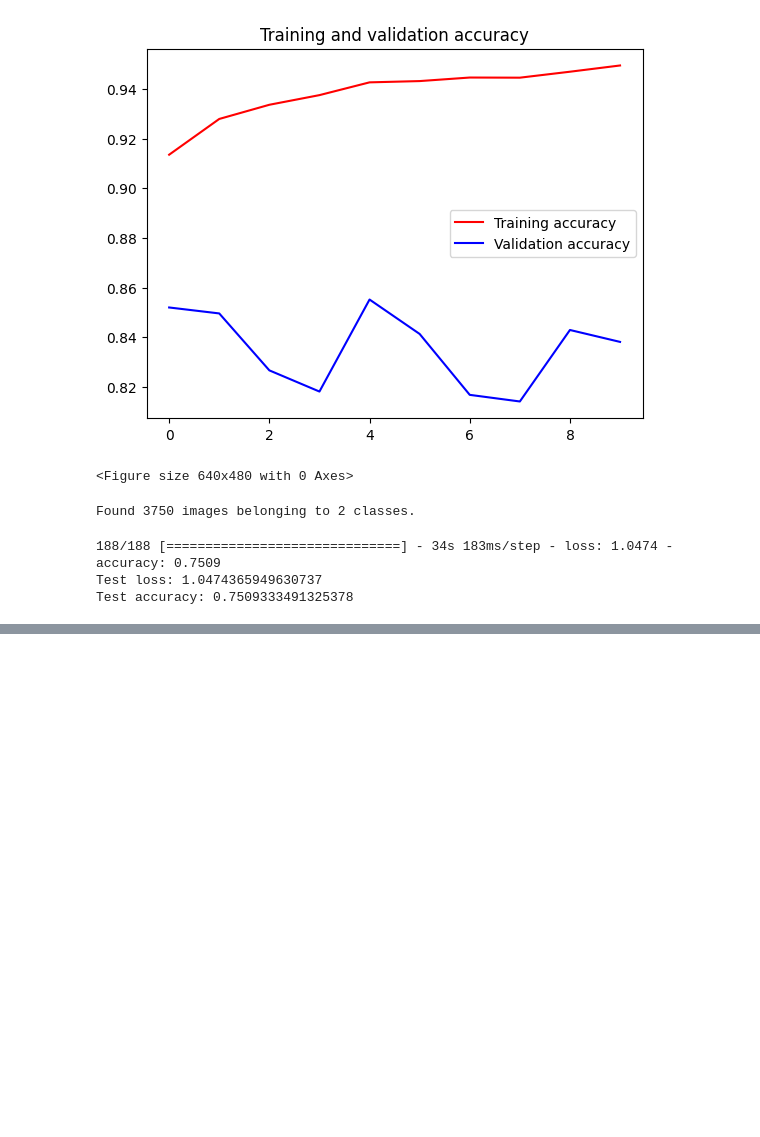
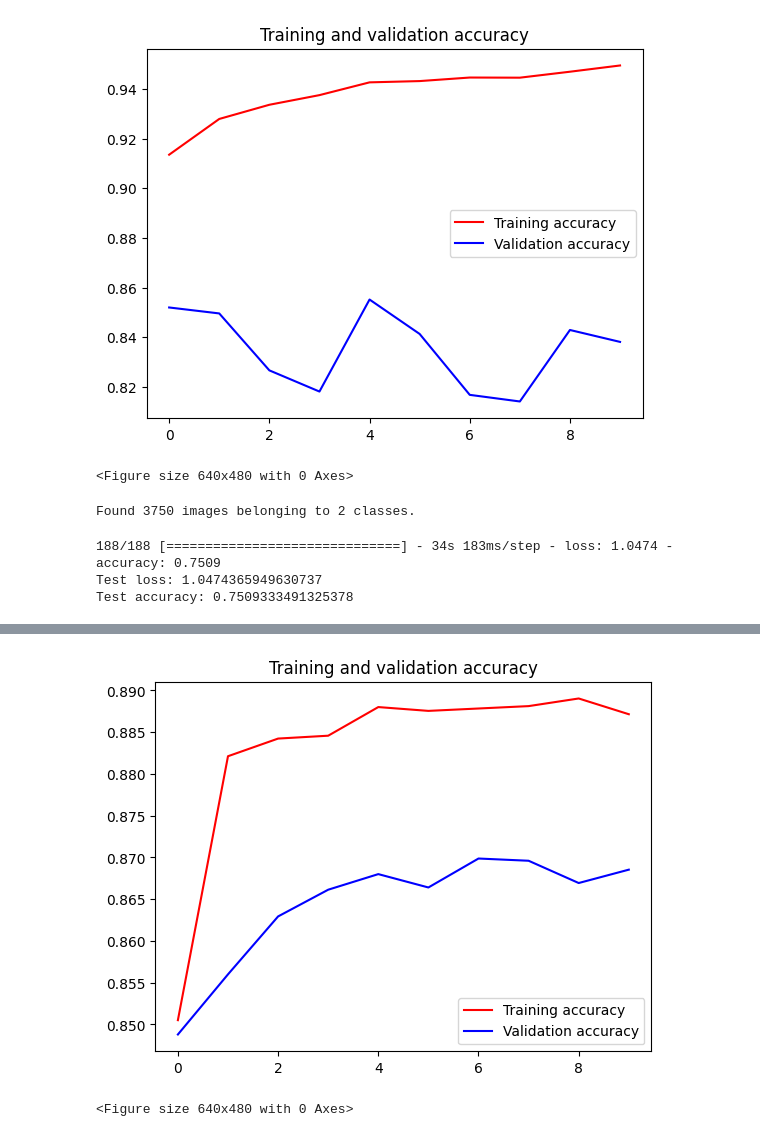
Before and after one commit to JeConn-Bangkit-2023/Machine-Learning, a Jupyter notebook: Model_Nudity.ipynb, the cells around one changed output, grey strips where cells are left out. Cells and saved outputs as stored; diff of their text form; code cells hidden in the pictures; blank space fills up the shorter version.

Commit message:
Menambahkan Model NSFW (Transfer Learning)

```diff
--- a/Model_Nudity.ipynb
+++ b/Model_Nudity.ipynb
@@ -860,0 +884,10 @@ Test accuracy: 0.7509333491325378
+# %%
+# Load model NSFW dari repositori
+model = load_model('/content/nsfw_mobilenet2.224x224.h5')
+
+# Menghapus layer terakhir dari model
+model = tf.keras.Model(inputs=model.input, outputs=model.layers[-2].output)
+
+# Set bagian dari model agar tidak dilatih ulang (freeze)
+for layer in model.layers:
+    layer.trainable = False
@@ -860,0 +896,9 @@ Test accuracy: 0.7509333491325378
+# %%
+# Tambahkan layer output baru untuk klasifikasi 2 kategori
+output = tf.keras.layers.Dense(1, activation='sigmoid')(model.output)
+# %%
+# Bangun model baru berdasarkan model yang ada
+model = tf.keras.Model(inputs=model.input, outputs=output)
+
+# Compile model
+model.compile(optimizer='adam', loss='binary_crossentropy', metrics=['accuracy'])
@@ -860,0 +931,7 @@ Test accuracy: 0.7509333491325378
+# %%
+history = model.fit(
+    train_generator,
+    validation_data=val_generator,
+    epochs=epochs,
+    verbose=2
+)
@@ -860,0 +959,20 @@ Test accuracy: 0.7509333491325378
+# %%
+import matplotlib.pyplot as plt
+acc = history.history['accuracy']
+val_acc = history.history['val_accuracy']
+loss = history.history['loss']
+val_loss = history.history['val_loss']
+
+epochs = range(len(acc))
+
+plt.plot(epochs, acc, 'r', label='Training accuracy')
+plt.plot(epochs, val_acc, 'b', label='Validation accuracy')
+plt.title('Training and validation accuracy')
+plt.legend(loc=0)
+plt.figure()
+
+
+plt.show()
+# %% [output]
+[figure, added]
+<Figure size 640x480 with 0 Axes>
```
Also changed, not shown: parts of 14 cells of this notebook.
